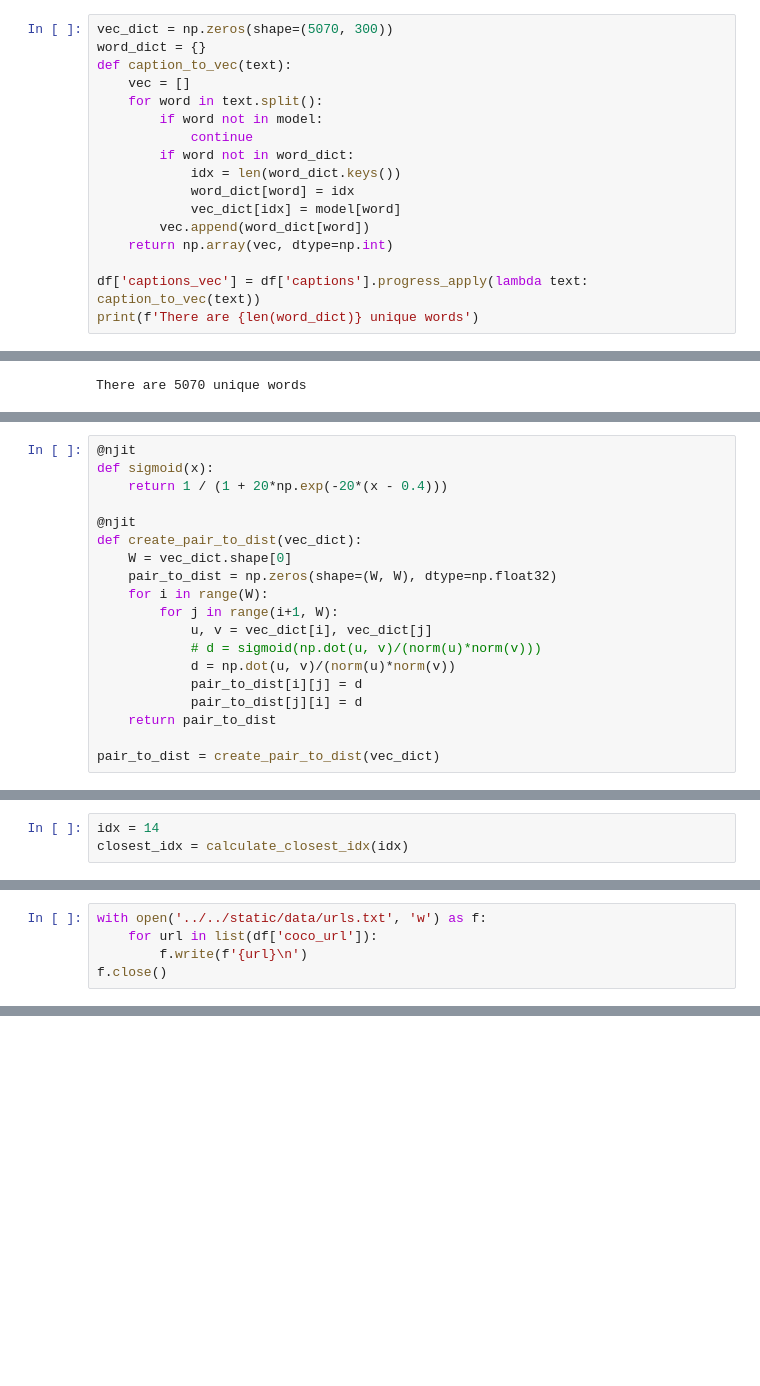
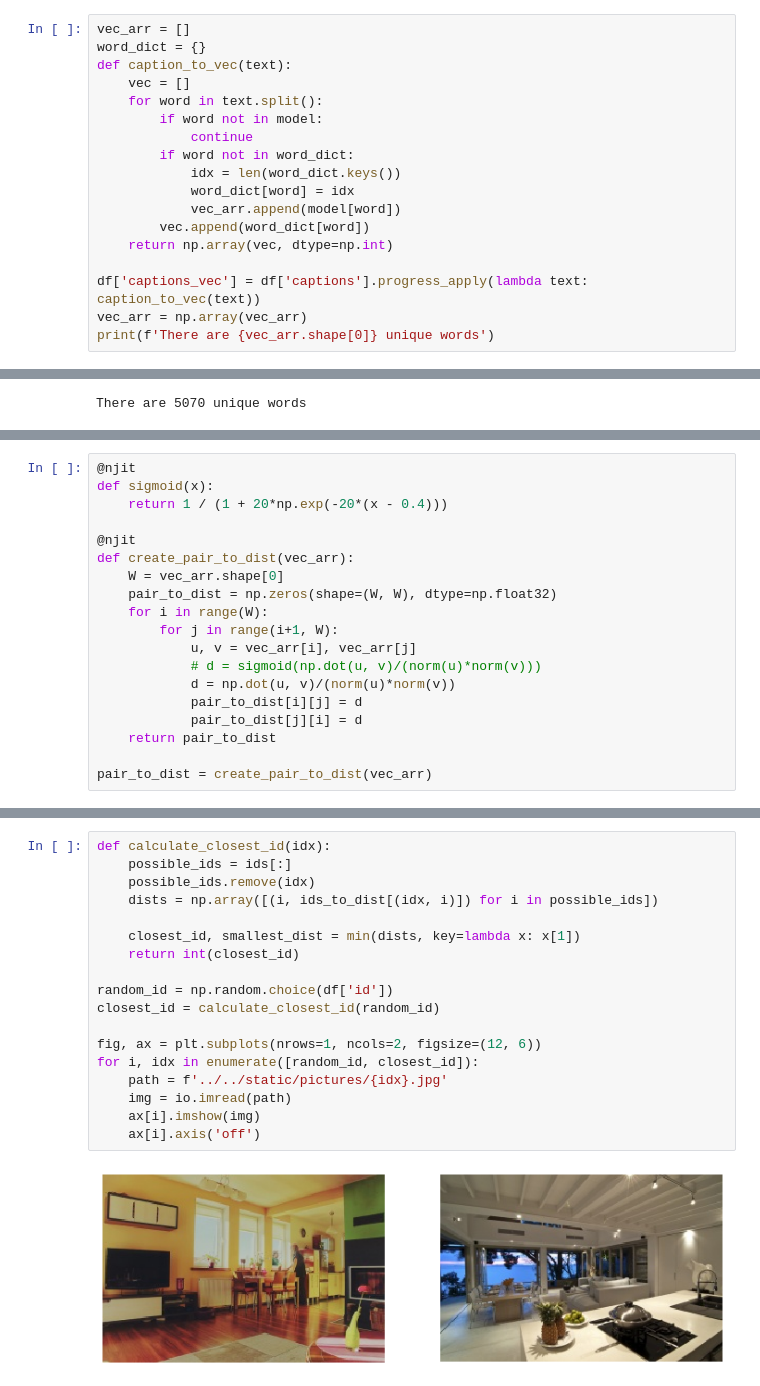
Before and after one commit to Pbatch/CodenamesPictures, a Jupyter notebook: misc/coco/PictureSimilarity.ipynb, the cells around one changed output, grey strips where cells are left out. Drawn from its saved outputs; the diff is of its cells as text; blank space fills up the shorter version.

```diff
--- a/misc/coco/PictureSimilarity.ipynb
+++ b/misc/coco/PictureSimilarity.ipynb
@@ -39,5 +44,5 @@ model.init_sims(replace=True)
 # %%
-vec_dict = np.zeros(shape=(5070, 300))
+vec_arr = []
 word_dict = {}
 def caption_to_vec(text):
     vec = []
@@ -47,12 +52,13 @@ def caption_to_vec(text):
         if word not in word_dict:
             idx = len(word_dict.keys())
             word_dict[word] = idx
-            vec_dict[idx] = model[word]
+            vec_arr.append(model[word])
         vec.append(word_dict[word])
     return np.array(vec, dtype=np.int)
 
 df['captions_vec'] = df['captions'].progress_apply(lambda text: caption_to_vec(text))
-print(f'There are {len(word_dict)} unique words')
+vec_arr = np.array(vec_arr)
+print(f'There are {vec_arr.shape[0]} unique words')
 # %% [output]
 [interactive output not drawn]
 There are 5070 unique words
@@ -71,16 +79,16 @@ def sigmoid(x):
     return 1 / (1 + 20*np.exp(-20*(x - 0.4)))
 
 @njit
-def create_pair_to_dist(vec_dict):
-    W = vec_dict.shape[0]
+def create_pair_to_dist(vec_arr):
+    W = vec_arr.shape[0]
     pair_to_dist = np.zeros(shape=(W, W), dtype=np.float32)
     for i in range(W):
         for j in range(i+1, W):
-            u, v = vec_dict[i], vec_dict[j]
+            u, v = vec_arr[i], vec_arr[j]
             # d = sigmoid(np.dot(u, v)/(norm(u)*norm(v)))
             d = np.dot(u, v)/(norm(u)*norm(v))
             pair_to_dist[i][j] = d
             pair_to_dist[j][i] = d
     return pair_to_dist
 
-pair_to_dist = create_pair_to_dist(vec_dict)
+pair_to_dist = create_pair_to_dist(vec_arr)
@@ -148,3 +137,0 @@ index created!
-# %%
-idx = 14
-closest_idx = calculate_closest_idx(idx)
@@ -166,5 +137,0 @@ http://images.cocodataset.org/val2017/000000499181.jpg
-# %%
-with open('../../static/data/urls.txt', 'w') as f:
-    for url in list(df['coco_url']):
-        f.write(f'{url}\n')
-f.close()
@@ -170,0 +151,20 @@ f.close()
+# %%
+def calculate_closest_id(idx):
+    possible_ids = ids[:]
+    possible_ids.remove(idx)
+    dists = np.array([(i, ids_to_dist[(idx, i)]) for i in possible_ids])
+
+    closest_id, smallest_dist = min(dists, key=lambda x: x[1])
+    return int(closest_id)
+
+random_id = np.random.choice(df['id'])
+closest_id = calculate_closest_id(random_id)
+
+fig, ax = plt.subplots(nrows=1, ncols=2, figsize=(12, 6))
+for i, idx in enumerate([random_id, closest_id]):
+    path = f'../../static/pictures/{idx}.jpg'
+    img = io.imread(path)
+    ax[i].imshow(img)
+    ax[i].axis('off')
+# %% [output]
+[figure, added]
```
Also changed, not shown: parts of 19 cells of this notebook, 2 other files.
